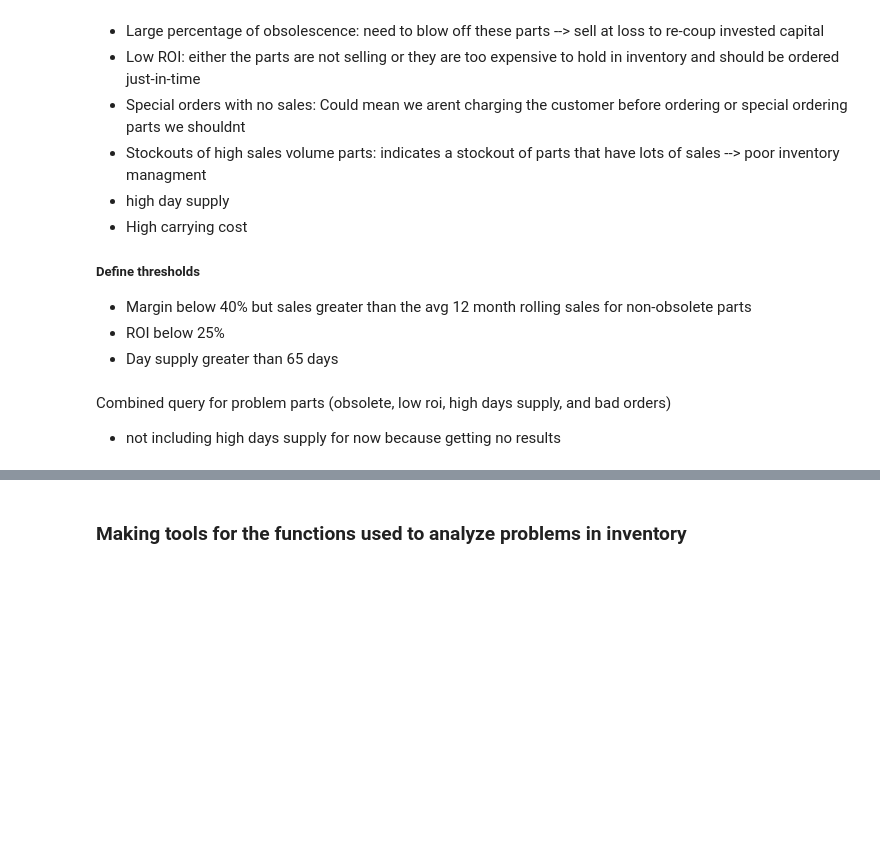
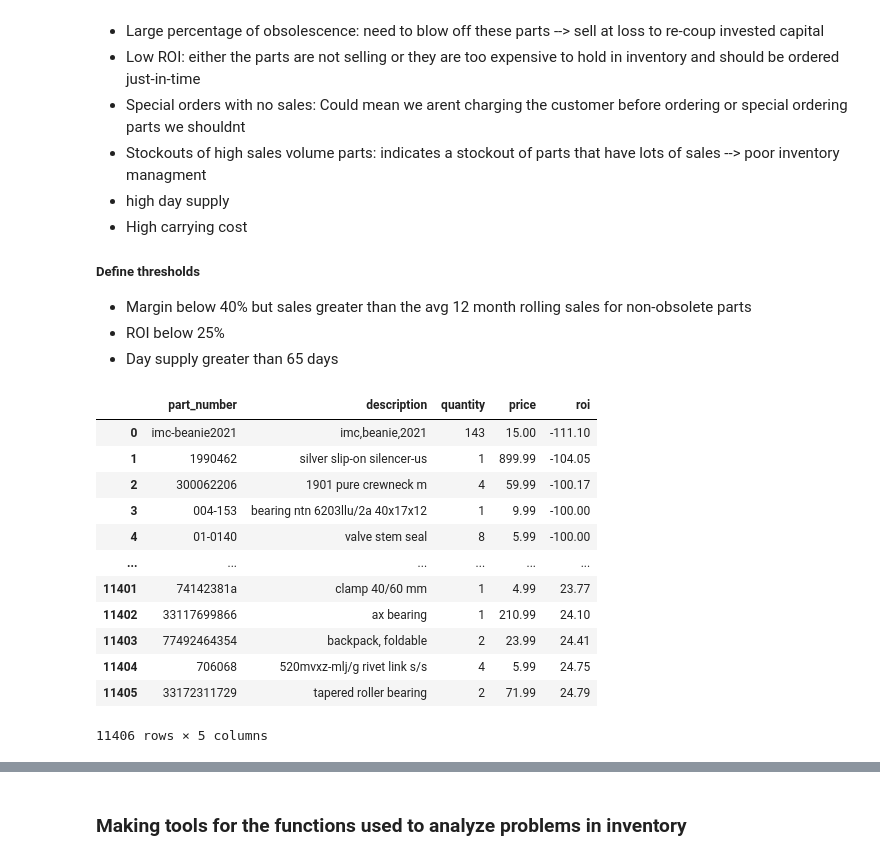
Before and after one commit to skyler22wilson/co-pilot-v1, a Jupyter notebook: Notebooks/LLM_agent.ipynb, the cells around one changed output, grey strips where cells are left out. Saved outputs shown, nothing was run; the diff lists cells and outputs as text; code cells hidden in the pictures; blank space fills up the shorter version.

```diff
--- a/Notebooks/LLM_agent.ipynb
+++ b/Notebooks/LLM_agent.ipynb
@@ -238,6 +251,37 @@ db_file_path = r"C:\Users\vivia\co-pilot-v1\data\databases\partswise_island_moto
 # "/Users/skylerwilson/Desktop/PartsWise/co-pilot-v1/data/databases/partswise_island_moto.db"
 connection_string = f"sqlite:///{db_file_path}"
 engine = create_engine(connection_string)
-# %% [markdown]
-Combined query for problem parts (obsolete, low roi, high days supply, and bad orders)
-- not including high days supply for now because getting no results
+# %%
+def analyze_roi(threshold=25):
+    with engine.connect() as connection:
+        query = text("""
+            SELECT
+                part_number,
+                description,
+                quantity,
+                price,
+                roi
+            FROM
+                parts p
+            WHERE roi < :threshold
+            ORDER BY roi ASC
+        """)
+        result = connection.execute(query, {'threshold': threshold})
+        low_roi_parts = pd.DataFrame(result.fetchall(), columns=result.keys())
+    return low_roi_parts
+
+analyze_roi()
+# %% [output]
+|  | part_number | description | quantity | price | roi |
+| 0 | imc-beanie2021 | imc,beanie,2021 | 143 | 15.00 | -111.10 |
+| 1 | 1990462 | silver slip-on silencer-us | 1 | 899.99 | -104.05 |
+| 2 | 300062206 | 1901 pure crewneck m | 4 | 59.99 | -100.17 |
+| 3 | 004-153 | bearing ntn 6203llu/2a 40x17x12 | 1 | 9.99 | -100.00 |
+| 4 | 01-0140 | valve stem seal | 8 | 5.99 | -100.00 |
+| ... | ... | ... | ... | ... | ... |
+| 11401 | 74142381a | clamp 40/60 mm | 1 | 4.99 | 23.77 |
+| 11402 | 33117699866 | ax bearing | 1 | 210.99 | 24.10 |
+| 11403 | 77492464354 | backpack, foldable | 2 | 23.99 | 24.41 |
+| 11404 | 706068 | 520mvxz-mlj/g rivet link s/s | 4 | 5.99 | 24.75 |
+| 11405 | 33172311729 | tapered roller bearing | 2 | 71.99 | 24.79 |
+11406 rows × 5 columns
```
Also changed, not shown: parts of 19 cells of this notebook.
